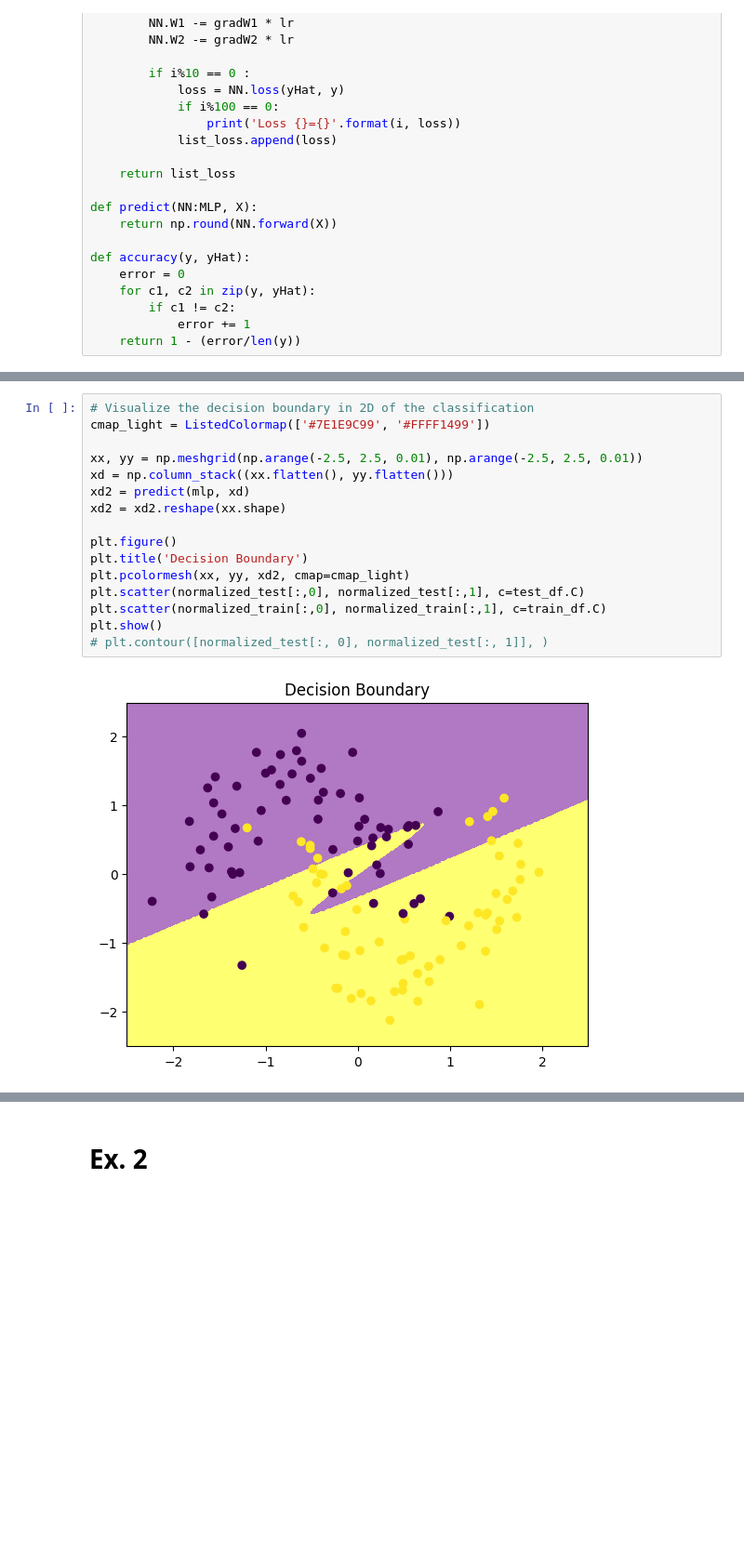
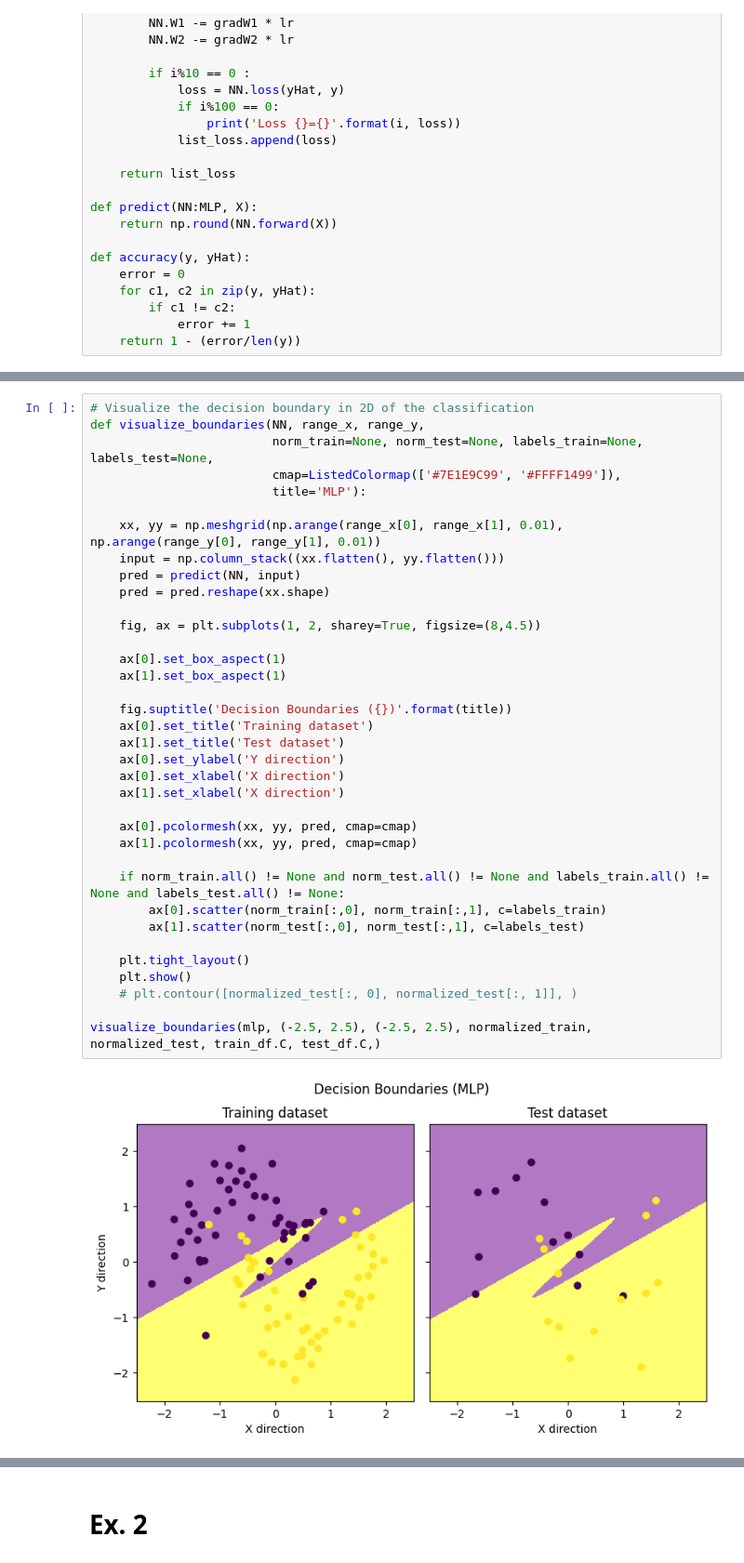
Before and after one commit to LucaFranceschi01/DL-2024, a Jupyter notebook: p1-intro/P1-Questions_Answers.ipynb, the cells around one changed output, grey strips where cells are left out. Shown at 93% size. Cells and saved outputs as stored; diff of their text form; blank space fills up the shorter version.

```diff
--- a/p1-intro/P1-Questions_Answers.ipynb
+++ b/p1-intro/P1-Questions_Answers.ipynb
@@ -204,21 +204,41 @@ Text(0, 0.5, 'Loss (J) value')
-# %%
-# Visualize the decision boundary in 2D of the classification
-cmap_light = ListedColormap(['#7E1E9C99', '#FFFF1499'])
-
-xx, yy = np.meshgrid(np.arange(-2.5, 2.5, 0.01), np.arange(-2.5, 2.5, 0.01))
-xd = np.column_stack((xx.flatten(), yy.flatten()))
-xd2 = predict(mlp, xd)
-xd2 = xd2.reshape(xx.shape)
-
-plt.figure()
-plt.title('Decision Boundary')
-plt.pcolormesh(xx, yy, xd2, cmap=cmap_light)
-plt.scatter(normalized_test[:,0], normalized_test[:,1], c=test_df.C)
-plt.scatter(normalized_train[:,0], normalized_train[:,1], c=train_df.C)
-plt.show()
-# plt.contour([normalized_test[:, 0], normalized_test[:, 1]], )
-# %% [output]
-[figure, removed]
+# %%
+# Visualize the decision boundary in 2D of the classification
+def visualize_boundaries(NN, range_x, range_y,
+                         norm_train=None, norm_test=None, labels_train=None, labels_test=None,
+                         cmap=ListedColormap(['#7E1E9C99', '#FFFF1499']),
+                         title='MLP'):
+
+    xx, yy = np.meshgrid(np.arange(range_x[0], range_x[1], 0.01), np.arange(range_y[0], range_y[1], 0.01))
+    input = np.column_stack((xx.flatten(), yy.flatten()))
+    pred = predict(NN, input)
+    pred = pred.reshape(xx.shape)
+
+    fig, ax = plt.subplots(1, 2, sharey=True, figsize=(8,4.5))
+
+    ax[0].set_box_aspect(1)
+    ax[1].set_box_aspect(1)
+
+    fig.suptitle('Decision Boundaries ({})'.format(title))
+    ax[0].set_title('Training dataset')
+    ax[1].set_title('Test dataset')
+    ax[0].set_ylabel('Y direction')
+    ax[0].set_xlabel('X direction')
+    ax[1].set_xlabel('X direction')
+
+    ax[0].pcolormesh(xx, yy, pred, cmap=cmap)
+    ax[1].pcolormesh(xx, yy, pred, cmap=cmap)
+
+    if norm_train.all() != None and norm_test.all() != None and labels_train.all() != None and labels_test.all() != None:
+        ax[0].scatter(norm_train[:,0], norm_train[:,1], c=labels_train)
+        ax[1].scatter(norm_test[:,0], norm_test[:,1], c=labels_test)
+
+    plt.tight_layout()
+    plt.show()
+    # plt.contour([normalized_test[:, 0], normalized_test[:, 1]], )
+
+visualize_boundaries(mlp, (-2.5, 2.5), (-2.5, 2.5), normalized_train, normalized_test, train_df.C, test_df.C,)
+# %% [output]
+[figure, added]
 # %%
 # 5. Apply on test dataset, and accuracy
 test_yHat = predict(mlp, normalized_test)
```
Also changed, not shown: parts of 5 cells of this notebook.
